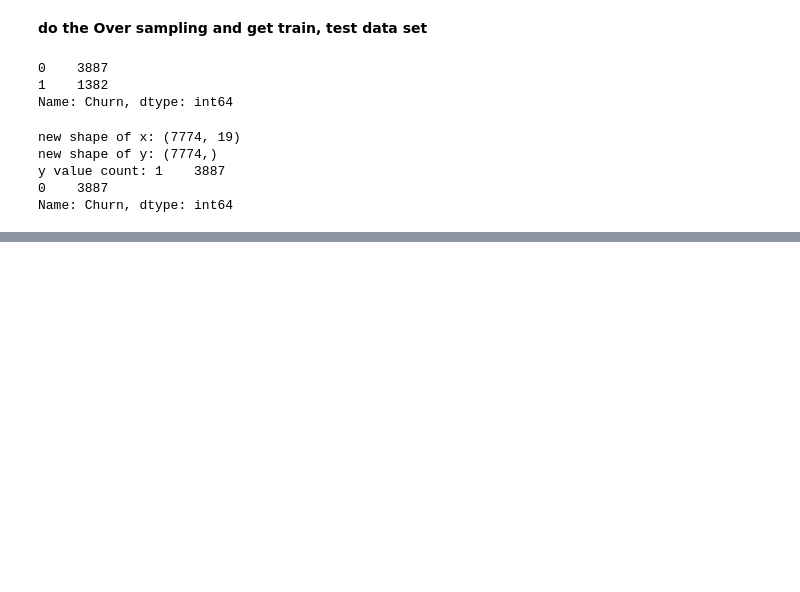
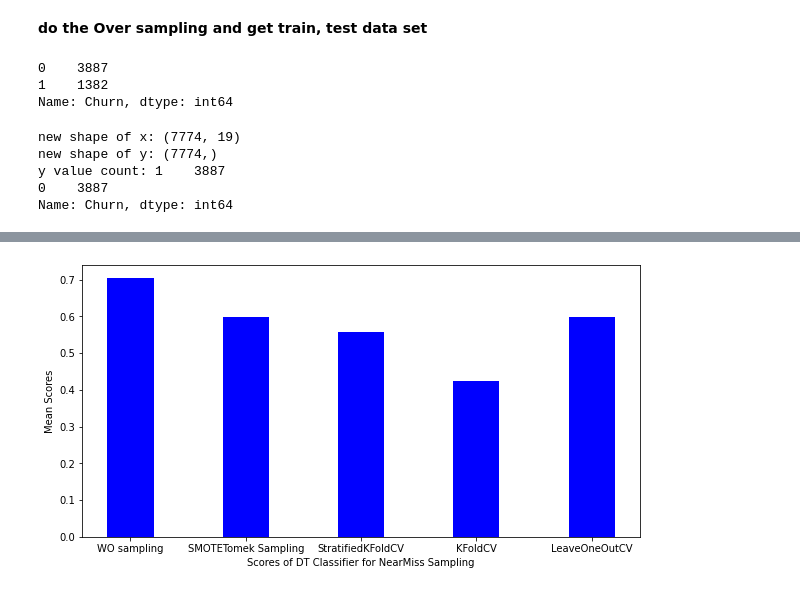
Before and after one commit to noman13bd/ML-Practice, a Jupyter notebook: ML_SamplingAnalysis_Assignment7.ipynb, the cells around one changed output, grey strips where cells are left out. Drawn from its saved outputs; the diff is of its cells as text; code cells hidden in the pictures; blank space fills up the shorter version.

```diff
--- a/ML_SamplingAnalysis_Assignment7.ipynb
+++ b/ML_SamplingAnalysis_Assignment7.ipynb
@@ -266,0 +257,11 @@ score2.mean()
+# %%
+# now check different cross validations for this model
+nm_skf = StratifiedKFold(n_splits=4)
+score_nm_skf = cross_val_score(dt_classifier_nm, x_nm, y_nm,cv=nm_skf)
+nm_kfold = KFold(n_splits=4)
+score_nm_kfold = cross_val_score(dt_classifier_nm, x_nm, y_nm,cv=nm_kfold)
+nm_loo = LeaveOneOut()
+score_nm_loo = cross_val_score(dt_classifier_nm, x_nm, y_nm,cv=nm_loo)
+print(f"DecisionTreeClassifier score with NearMiss sampled data - StratifiedKFold: {score_nm_skf}")
+print(f"DecisionTreeClassifier score with NearMiss sampled data - KFold: {score_nm_kfold}")
+print(f"DecisionTreeClassifier score with NearMiss sampled data - LeaveOneOut: {score_nm_loo}")
@@ -327,3 +358,27 @@ score_skf.mean()
+# %%
+# display overall score for SMOTETomek Sampling in bar chart
+data = {
+        'WO sampling':dt_classifier_nos.score(xtest_nos, ytest_nos),
+        'SMOTETomek Sampling':dt_classifier_nm.score(xtest_nm, ytest_nm),
+        'StratifiedKFoldCV':score_nm_skf.mean(),
+        'KFoldCV':score_nm_kfold.mean(),
+        'LeaveOneOutCV':score_nm_loo.mean()
+        }
+keys = list(data.keys())
+values = list(data.values())
+
+fig = plt.figure(figsize = (10, 5))
+
+# creating the bar plot
+plt.bar(keys, values, color ='blue',
+        width = 0.4)
+
+plt.xlabel("Scores of DT Classifier for NearMiss Sampling")
+plt.ylabel("Mean Scores")
+plt.title("")
+plt.show()
+# %% [output]
+[figure, added]
 # %%
 # display overall score for oversampling in bar chart
 data = {
```
Also changed, not shown: parts of 15 cells of this notebook.
